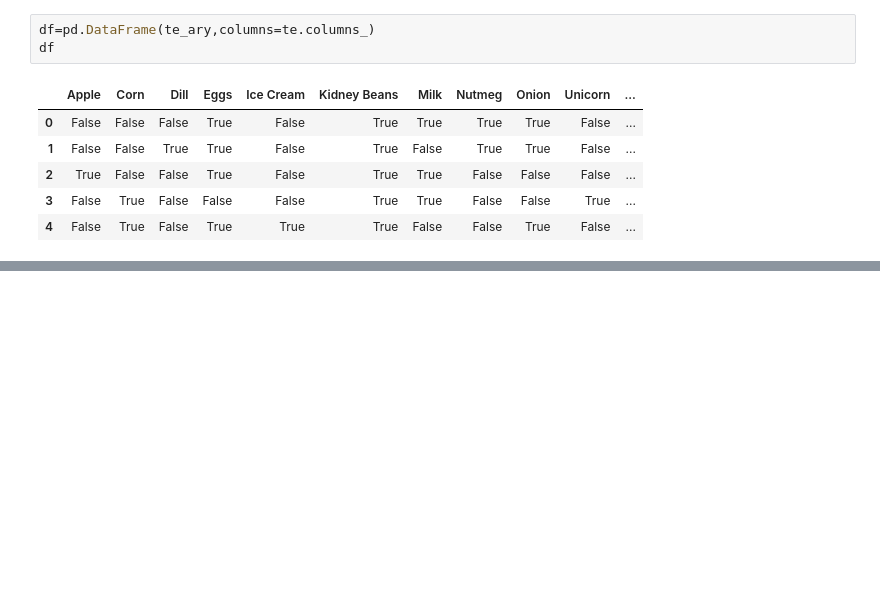
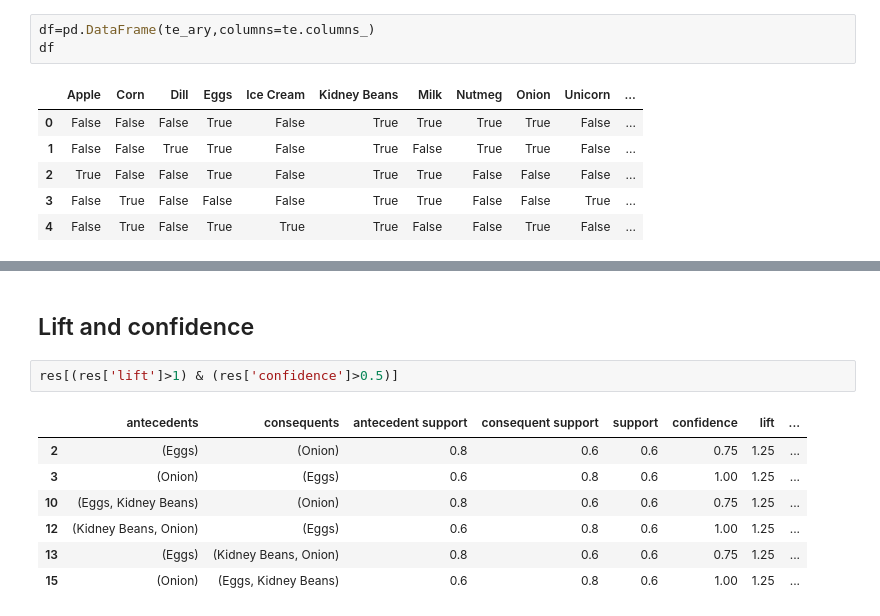
Before and after one commit to bharathulaprasad/AprioriAlgorithm, a Jupyter notebook: apriori_example.ipynb, the cells around one changed output, grey strips where cells are left out. Drawn from its saved outputs; the diff is of its cells as text; blank space fills up the shorter version.

```diff
--- a/apriori_example.ipynb
+++ b/apriori_example.ipynb
@@ -68,0 +124,12 @@ res
+# %% [markdown]
+## Lift and confidence
+# %%
+res[(res['lift']>1) & (res['confidence']>0.5)]
+# %% [output]
+|  | antecedents | consequents | antecedent support | consequent support | support | confidence | lift | ... |
+| 2 | (Eggs) | (Onion) | 0.8 | 0.6 | 0.6 | 0.75 | 1.25 | ... |
+| 3 | (Onion) | (Eggs) | 0.6 | 0.8 | 0.6 | 1.00 | 1.25 | ... |
+| 10 | (Eggs, Kidney Beans) | (Onion) | 0.8 | 0.6 | 0.6 | 0.75 | 1.25 | ... |
+| 12 | (Kidney Beans, Onion) | (Eggs) | 0.6 | 0.8 | 0.6 | 1.00 | 1.25 | ... |
+| 13 | (Eggs) | (Kidney Beans, Onion) | 0.8 | 0.6 | 0.6 | 0.75 | 1.25 | ... |
+| 15 | (Onion) | (Eggs, Kidney Beans) | 0.6 | 0.8 | 0.6 | 1.00 | 1.25 | ... |
```
Also changed, not shown: parts of 9 cells of this notebook.
